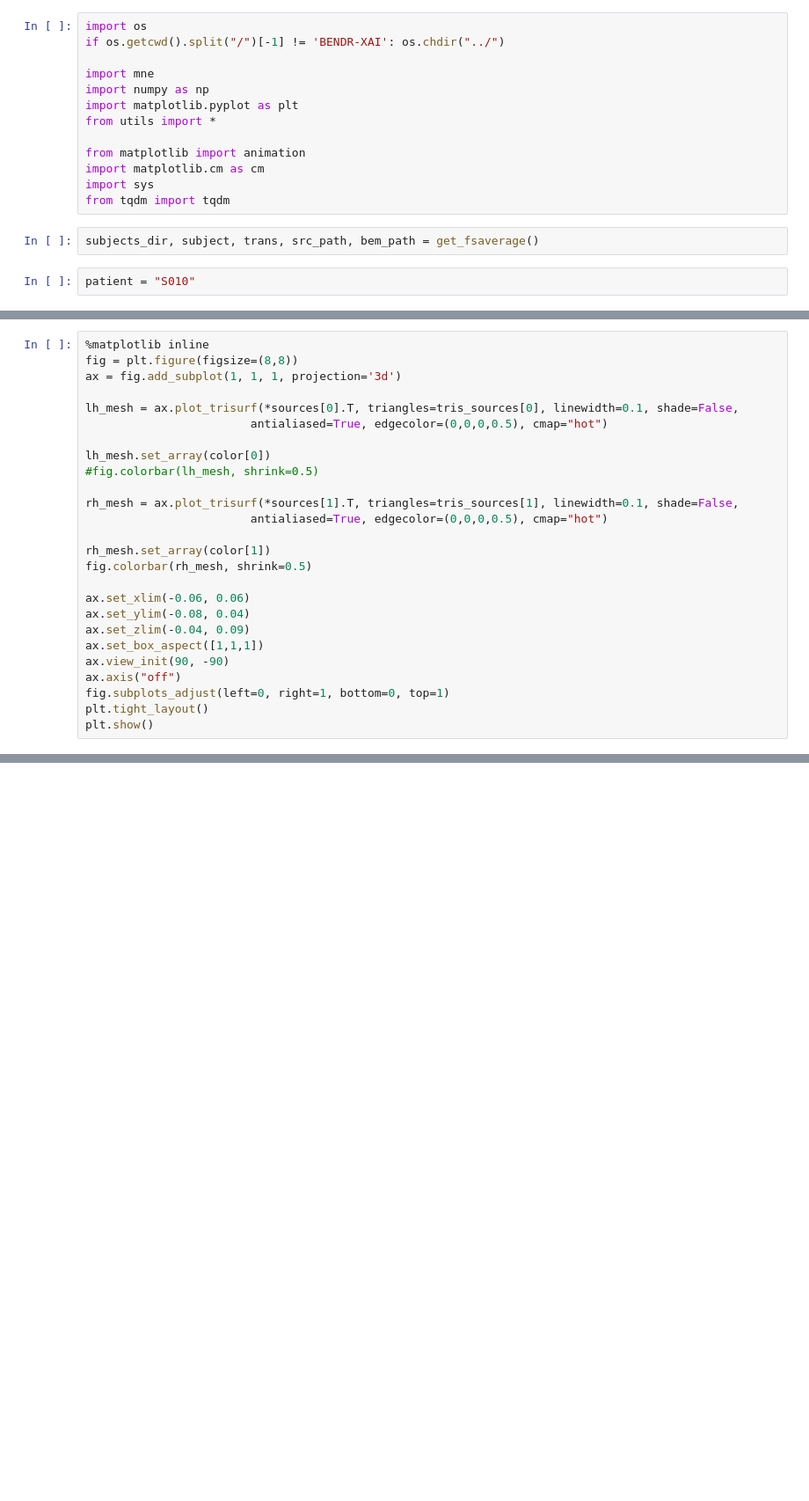
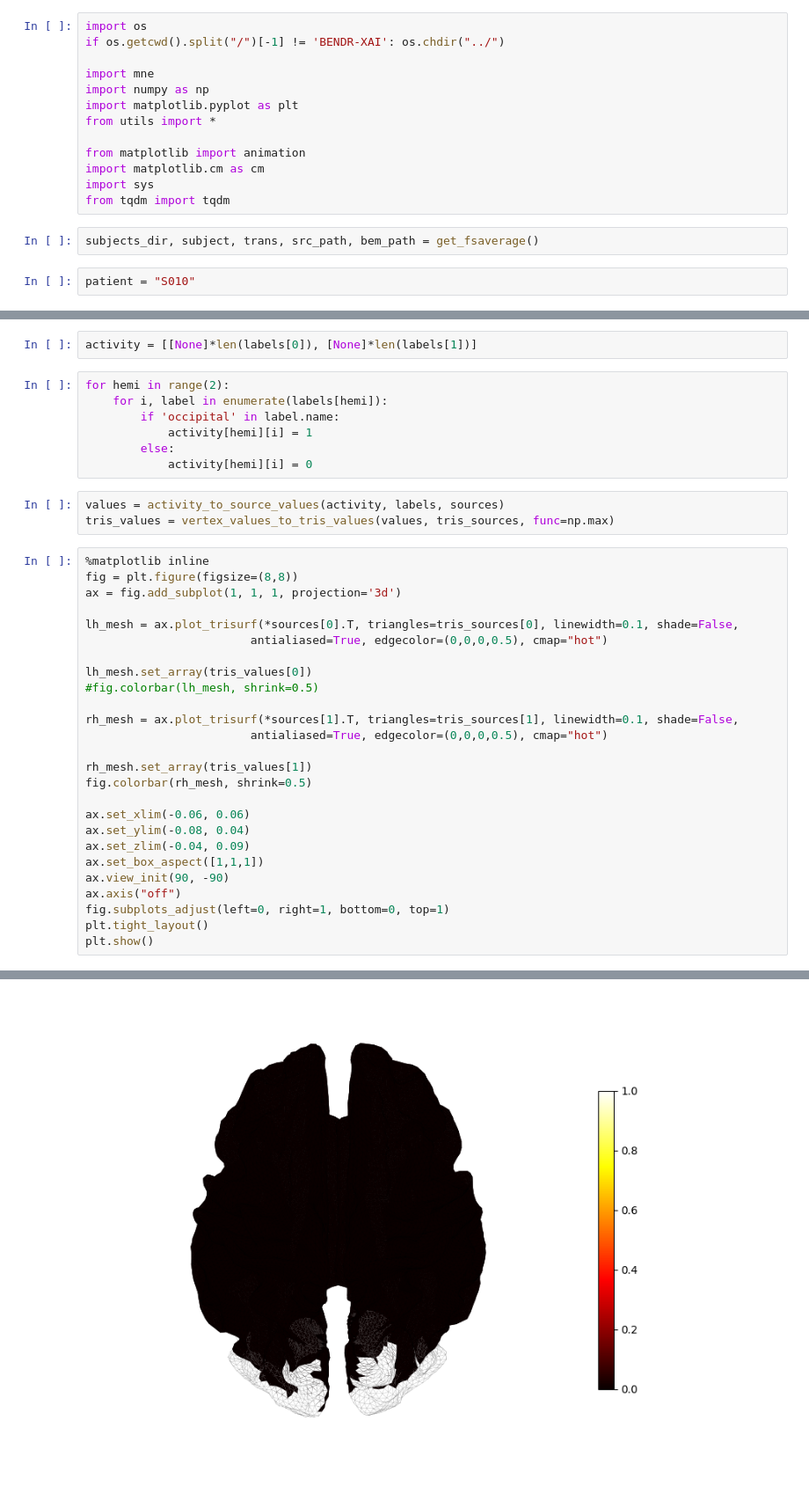
Before and after one commit to gjoelbye/TCAV-BENDR, a Jupyter notebook: notebooks/debugging.ipynb, the cells around one changed output, grey strips where cells are left out. Shown at 88% size. Saved outputs shown, nothing was run; the diff lists cells and outputs as text; blank space fills up the shorter version.

```diff
--- a/notebooks/debugging.ipynb
+++ b/notebooks/debugging.ipynb
@@ -98,3 +126,15 @@ color = color.reshape(2, 10242)
+# %%
+activity = [[None]*len(labels[0]), [None]*len(labels[1])]
+# %%
+for hemi in range(2):
+    for i, label in enumerate(labels[hemi]):
+        if 'occipital' in label.name:
+            activity[hemi][i] = 1
+        else:
+            activity[hemi][i] = 0
+# %%
+values = activity_to_source_values(activity, labels, sources)
+tris_values = vertex_values_to_tris_values(values, tris_sources, func=np.max)
 # %%
 %matplotlib inline
 fig = plt.figure(figsize=(8,8))
@@ -103,13 +143,13 @@ ax = fig.add_subplot(1, 1, 1, projection='3d')
 lh_mesh = ax.plot_trisurf(*sources[0].T, triangles=tris_sources[0], linewidth=0.1, shade=False,
                         antialiased=True, edgecolor=(0,0,0,0.5), cmap="hot")
 
-lh_mesh.set_array(color[0])
+lh_mesh.set_array(tris_values[0])
 #fig.colorbar(lh_mesh, shrink=0.5)
 
 rh_mesh = ax.plot_trisurf(*sources[1].T, triangles=tris_sources[1], linewidth=0.1, shade=False,
                         antialiased=True, edgecolor=(0,0,0,0.5), cmap="hot")
 
-rh_mesh.set_array(color[1])
+rh_mesh.set_array(tris_values[1])
 fig.colorbar(rh_mesh, shrink=0.5)
 
 ax.set_xlim(-0.06, 0.06)
@@ -126,0 +165 @@ Error:
+[figure, added]
```
Also changed, not shown: parts of 21 cells of this notebook.
